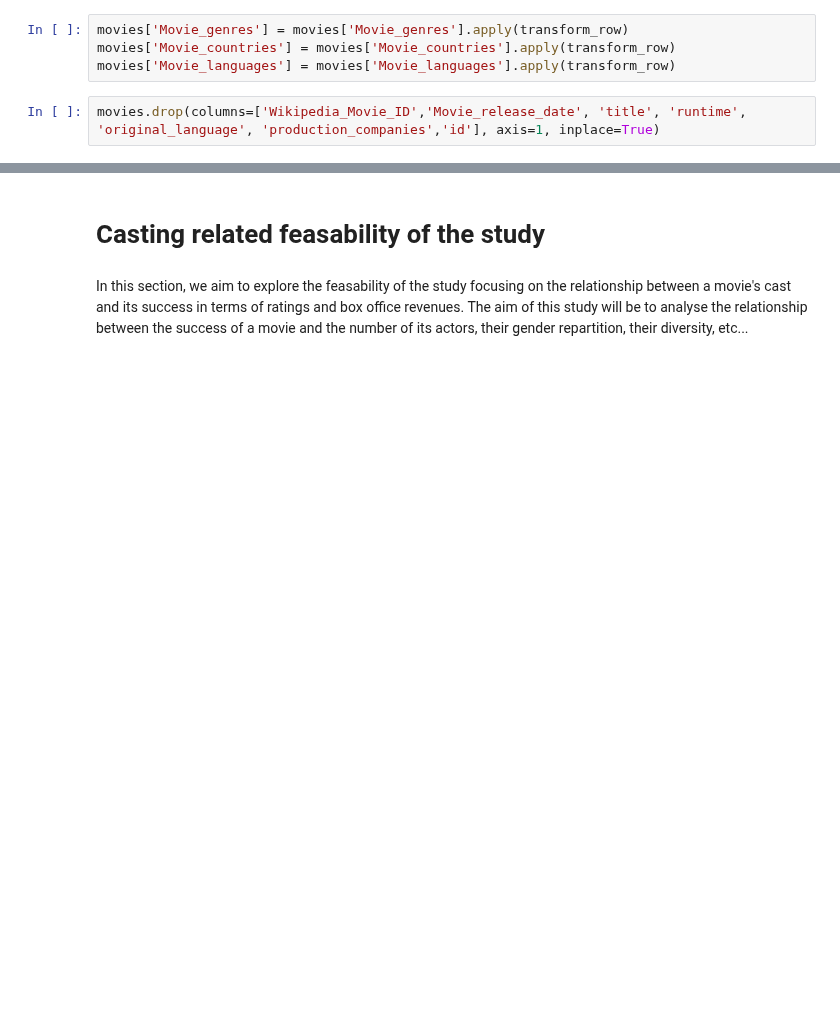
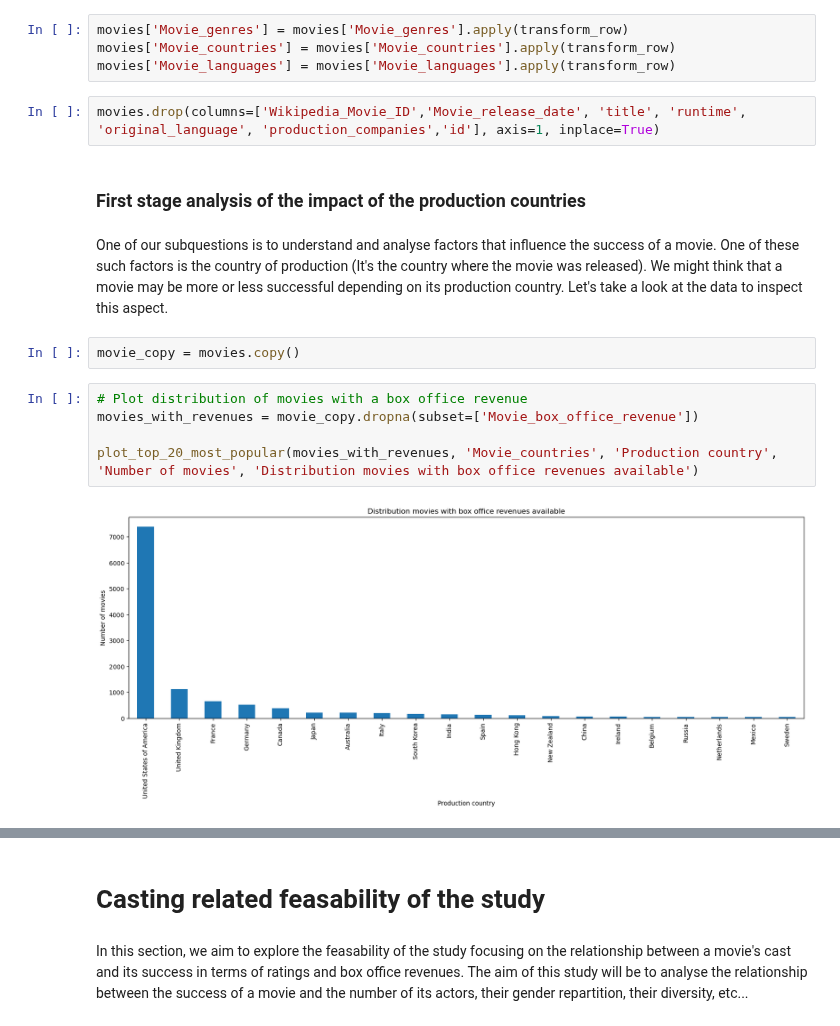
Before and after one commit to epfl-ada/ada-2023-project-yamal, a Jupyter notebook: movies_analysis.ipynb, the cells around one changed output, grey strips where cells are left out. Drawn from its saved outputs; the diff is of its cells as text; blank space fills up the shorter version.

Commit message:
Country effect analysis

```diff
--- a/movies_analysis.ipynb
+++ b/movies_analysis.ipynb
@@ -119,3 +116,16 @@ movies['Movie_countries'] = movies['Movie_countries'].apply(transform_row)
 movies['Movie_languages'] = movies['Movie_languages'].apply(transform_row)
 # %%
 movies.drop(columns=['Wikipedia_Movie_ID','Movie_release_date', 'title', 'runtime', 'original_language', 'production_companies','id'], axis=1, inplace=True)
+# %% [markdown]
+### First stage analysis of the impact of the production countries
+# %% [markdown]
+One of our subquestions is to understand and analyse factors that influence the success of a movie. One of these such factors is the country of production (It's the country where the movie was released). We might think that a movie may be more or less successful depending on its production country. Let's take a look at the data to inspect this aspect.
+# %%
+movie_copy = movies.copy()
+# %%
+# Plot distribution of movies with a box office revenue
+movies_with_revenues = movie_copy.dropna(subset=['Movie_box_office_revenue'])
+
+plot_top_20_most_popular(movies_with_revenues, 'Movie_countries', 'Production country', 'Number of movies', 'Distribution movies with box office revenues available')
+# %% [output]
+[figure, added]
```
Also changed, not shown: parts of 18 cells of this notebook.
